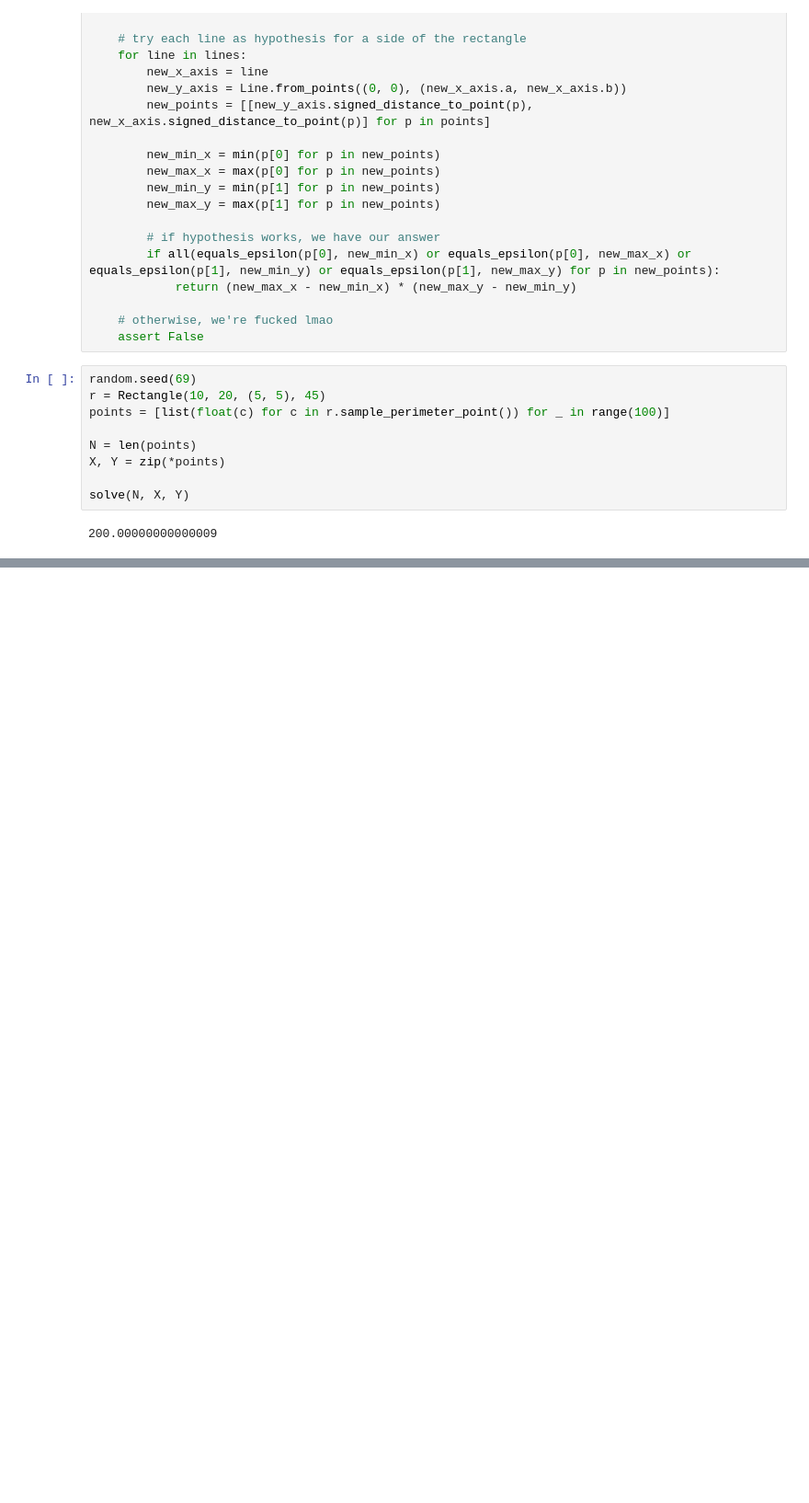
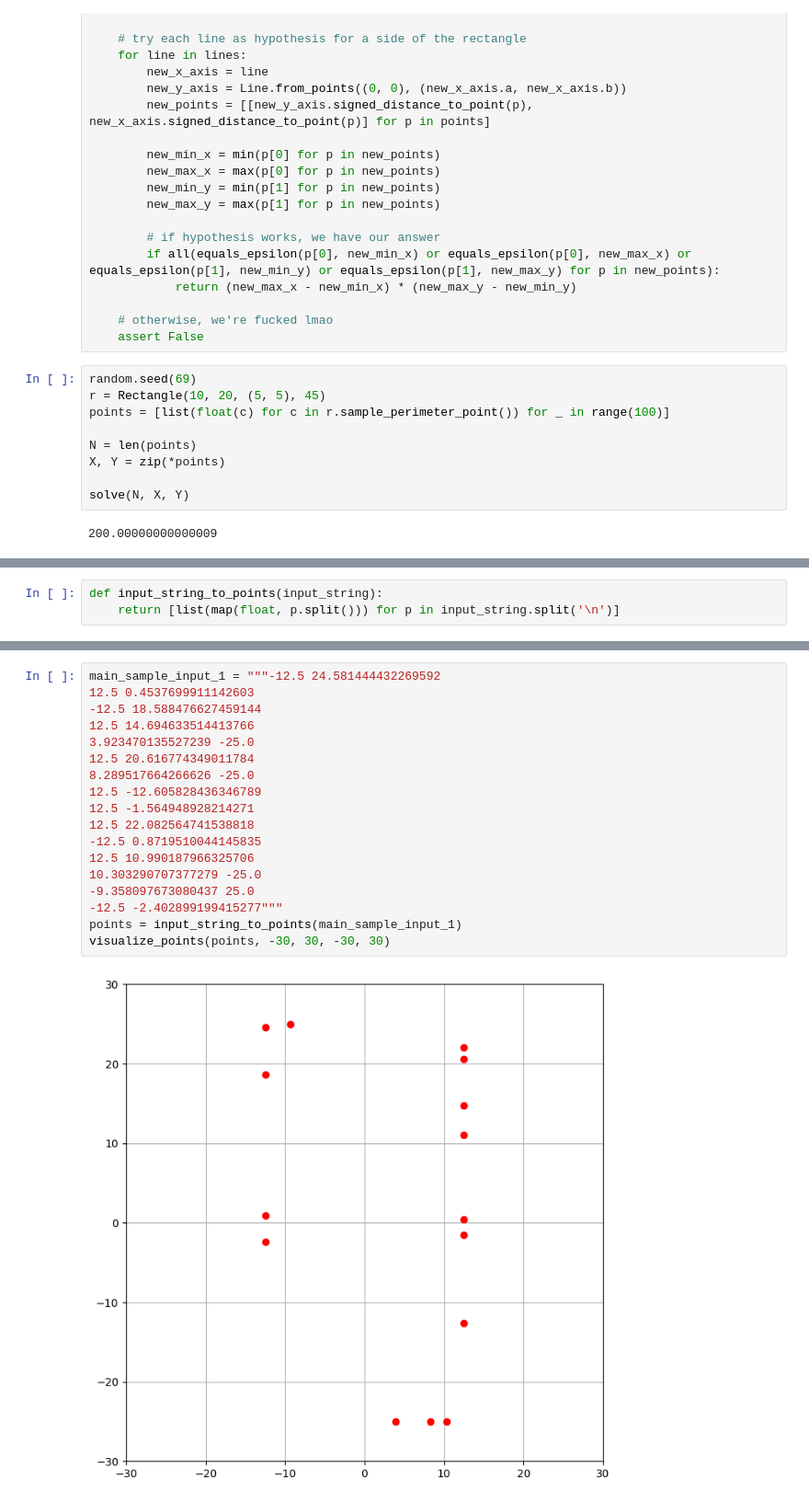
Before and after one commit to calico-team/calico-sp25, a Jupyter notebook: cylinder/experiments/Circle.ipynb, the cells around one changed output, grey strips where cells are left out. Shown at 92% size. Cells and saved outputs as stored; diff of their text form; blank space fills up the shorter version.

Commit message:
Make visualizations for circle

```diff
--- a/cylinder/experiments/Circle.ipynb
+++ b/cylinder/experiments/Circle.ipynb
@@ -237,0 +240,3 @@ solve(N, X, Y)
+# %%
+def input_string_to_points(input_string):
+    return [list(map(float, p.split())) for p in input_string.split('\n')]
@@ -237,0 +284,20 @@ solve(N, X, Y)
+# %%
+main_sample_input_1 = """-12.5 24.581444432269592
+12.5 0.4537699911142603
+-12.5 18.588476627459144
+12.5 14.694633514413766
+3.923470135527239 -25.0
+12.5 20.616774349011784
+8.289517664266626 -25.0
+12.5 -12.605828436346789
+12.5 -1.564948928214271
+12.5 22.082564741538818
+-12.5 0.8719510044145835
+12.5 10.990187966325706
+10.303290707377279 -25.0
+-9.358097673080437 25.0
+-12.5 -2.402899199415277"""
+points = input_string_to_points(main_sample_input_1)
+visualize_points(points, -30, 30, -30, 30)
+# %% [output]
+[figure, added]
```
Also changed, not shown: parts of 5 cells of this notebook.
